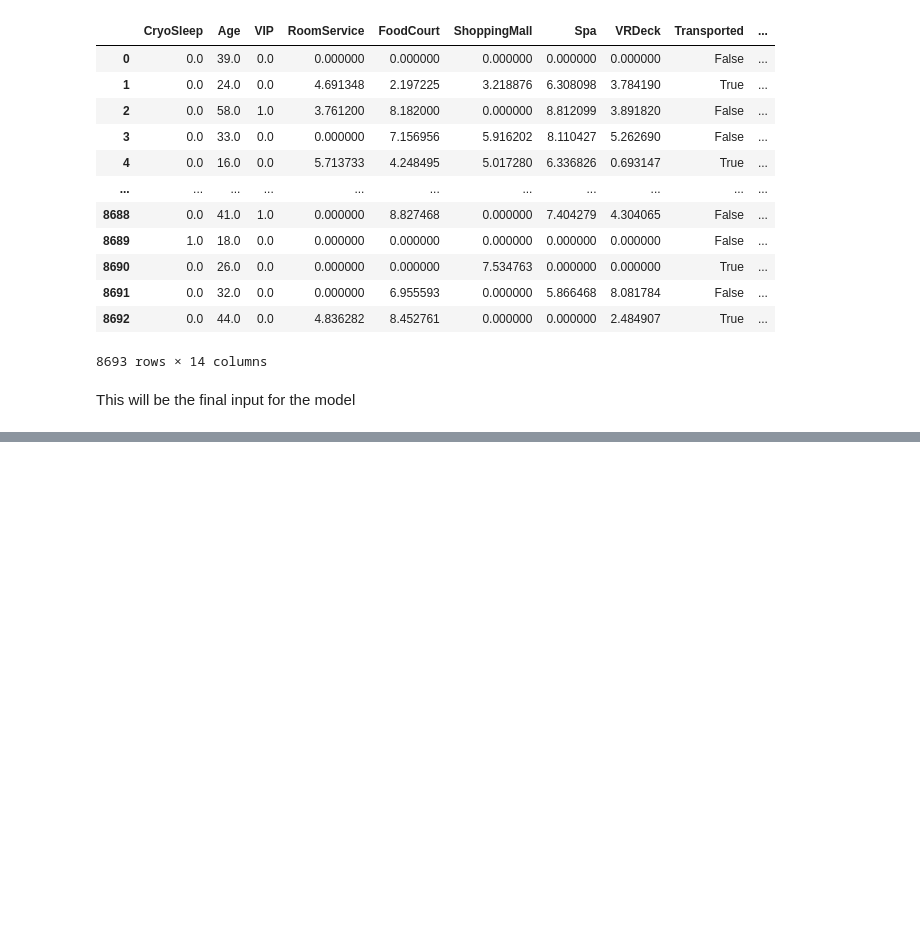
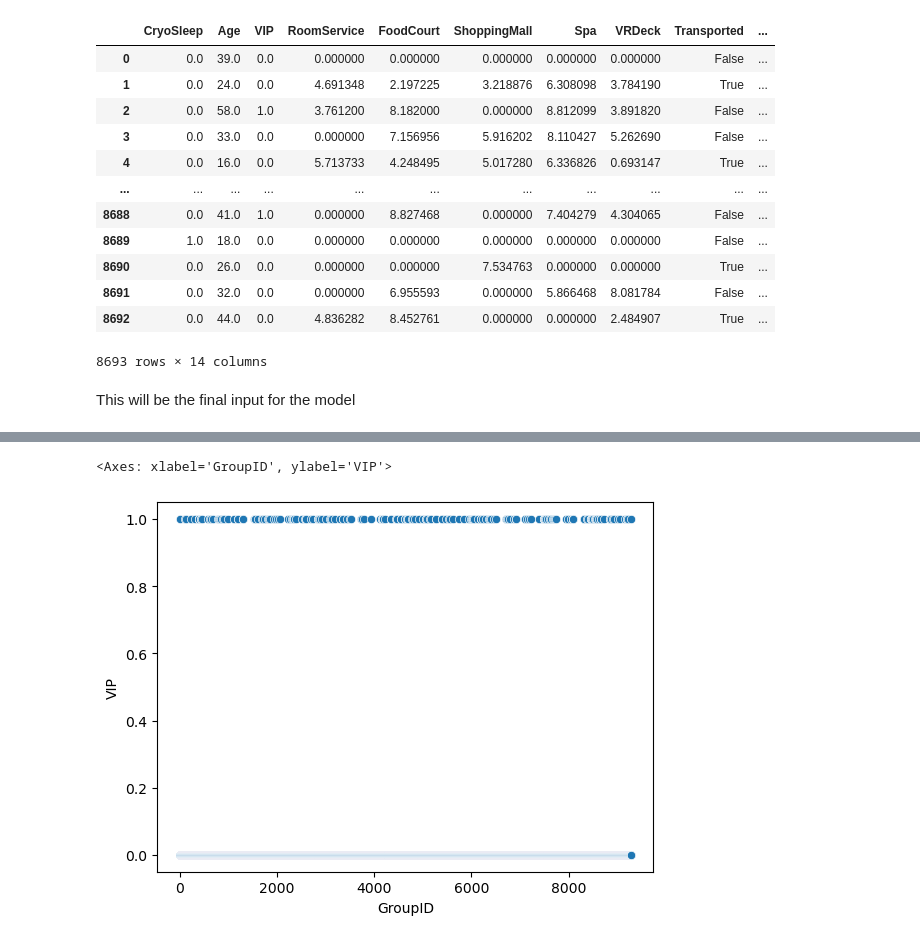
Before and after one commit to johawahn/spaceship_titanic, a Jupyter notebook: DataExploration.ipynb, the cells around one changed output, grey strips where cells are left out. Saved outputs shown, nothing was run; the diff lists cells and outputs as text; code cells hidden in the pictures; blank space fills up the shorter version.

```diff
--- a/DataExploration.ipynb
+++ b/DataExploration.ipynb
@@ -349,0 +378,5 @@ This will be the final input for the model
+# %%
+sns.scatterplot(df.GroupID, df.VIP)
+# %% [output]
+<Axes: xlabel='GroupID', ylabel='VIP'>
+[figure, added]
```
Also changed, not shown: parts of 6 cells of this notebook, 1 other file.
